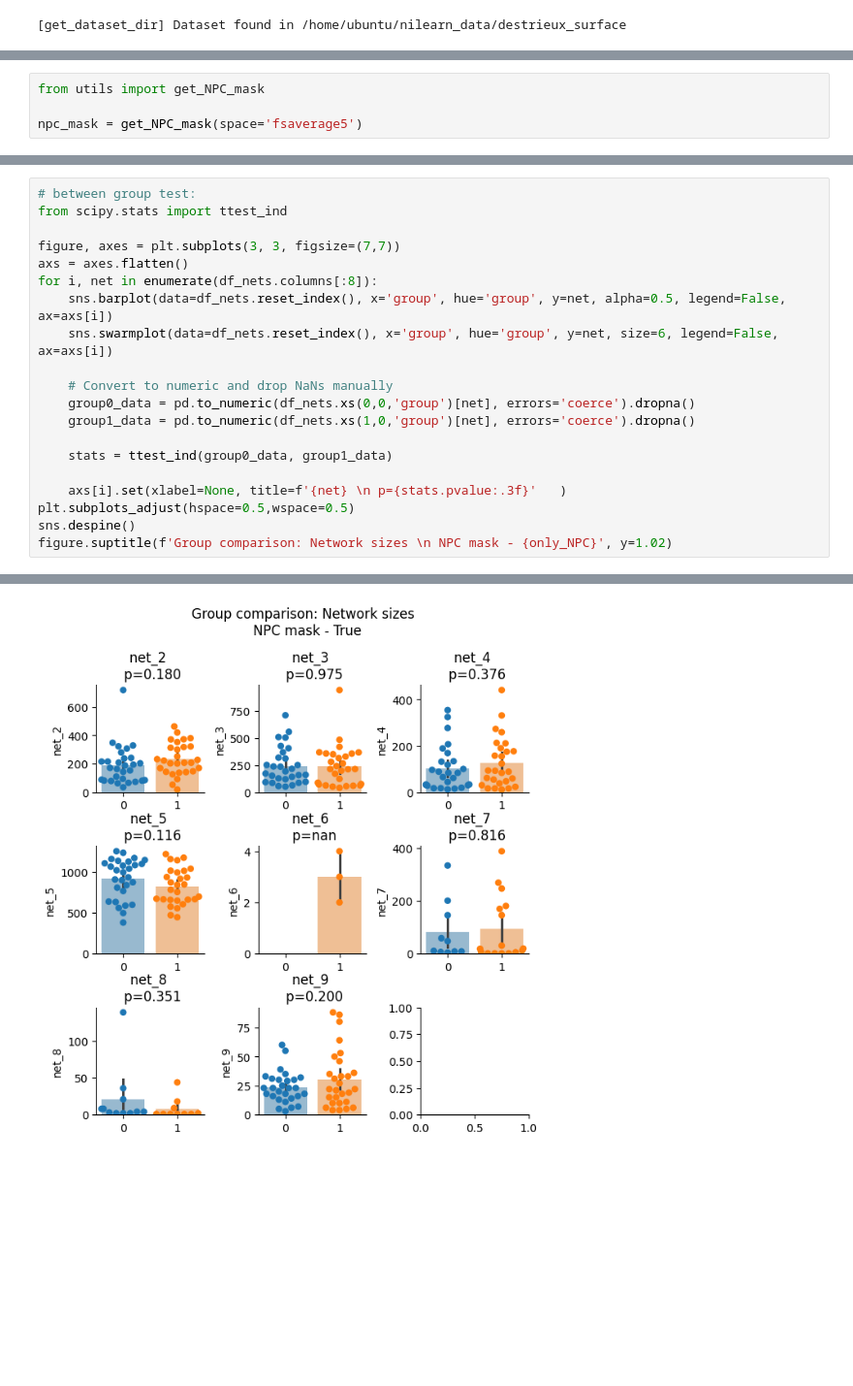
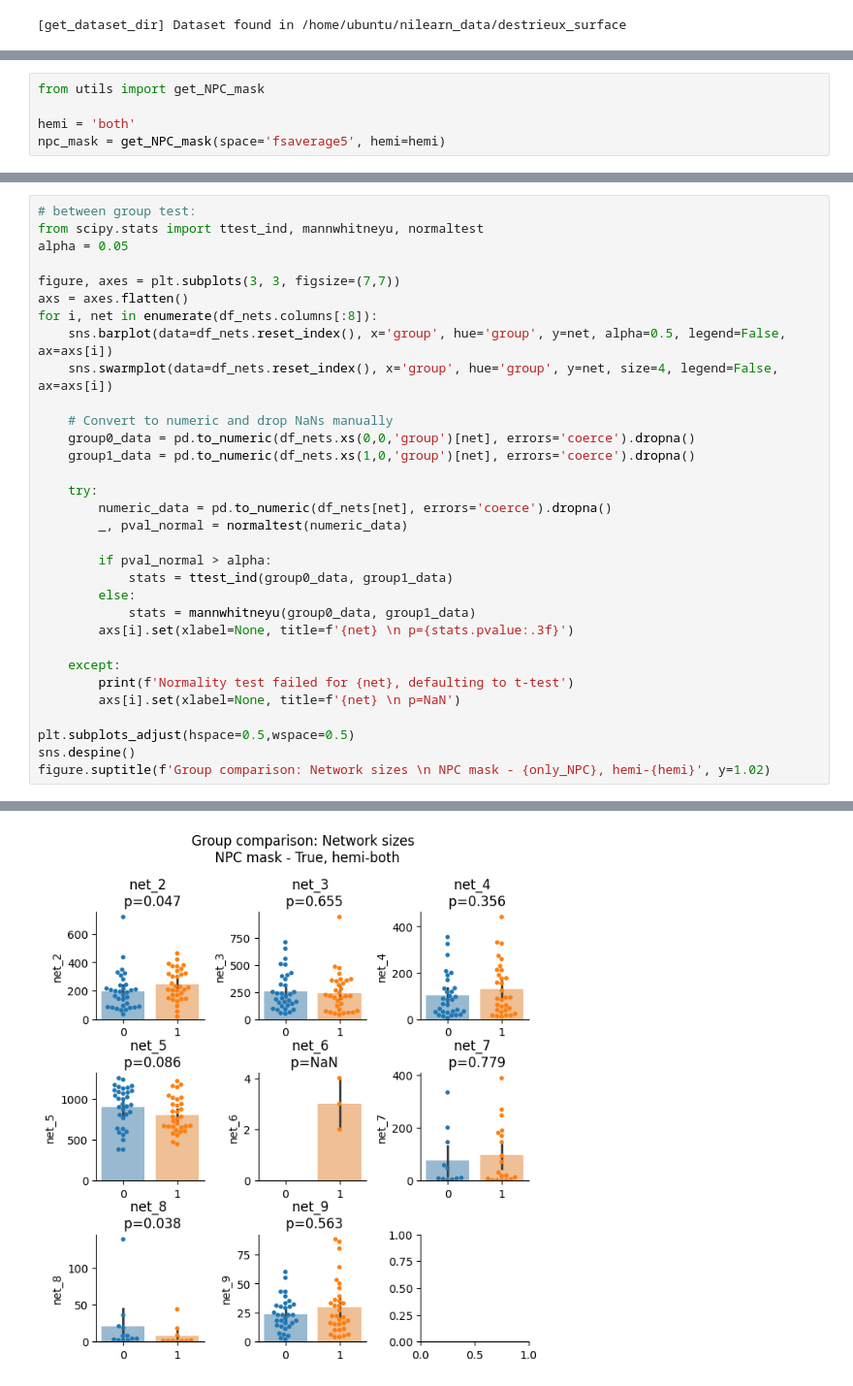
Before and after one commit to mrenke/parietal_patterns, a Jupyter notebook: networks_indTopology/groupComp_DD_01.ipynb, the cells around one changed output, grey strips where cells are left out. Shown at 97% size. Cells and saved outputs as stored; diff of their text form; blank space fills up the shorter version.

Commit message:
network sizes  group comparisons - NPC

```diff
--- a/networks_indTopology/groupComp_DD_01.ipynb
+++ b/networks_indTopology/groupComp_DD_01.ipynb
@@ -52,7 +29,8 @@ df_nets = df_nets.join(group_assignment).set_index(['group'], append=True)
 # %%
 from utils import get_NPC_mask
 
-npc_mask = get_NPC_mask(space='fsaverage5')
+hemi = 'both'
+npc_mask = get_NPC_mask(space='fsaverage5', hemi=hemi)
 # %%
 df_nets = pd.DataFrame(columns=[f'net_{x}' for x in range(2, 10)], index=range(1, 67))
 df_nets.index.name = 'subject'
@@ -103,21 +56,33 @@ df_nets
 # %%
 # between group test:
-from scipy.stats import ttest_ind
+from scipy.stats import ttest_ind, mannwhitneyu, normaltest
+alpha = 0.05
 
 figure, axes = plt.subplots(3, 3, figsize=(7,7))
 axs = axes.flatten()
 for i, net in enumerate(df_nets.columns[:8]):
     sns.barplot(data=df_nets.reset_index(), x='group', hue='group', y=net, alpha=0.5, legend=False, ax=axs[i])
-    sns.swarmplot(data=df_nets.reset_index(), x='group', hue='group', y=net, size=6, legend=False, ax=axs[i])
+    sns.swarmplot(data=df_nets.reset_index(), x='group', hue='group', y=net, size=4, legend=False, ax=axs[i])
 
     # Convert to numeric and drop NaNs manually
     group0_data = pd.to_numeric(df_nets.xs(0,0,'group')[net], errors='coerce').dropna()
     group1_data = pd.to_numeric(df_nets.xs(1,0,'group')[net], errors='coerce').dropna()
 
-    stats = ttest_ind(group0_data, group1_data)
+    try:
+        numeric_data = pd.to_numeric(df_nets[net], errors='coerce').dropna()
+        _, pval_normal = normaltest(numeric_data)
 
-    axs[i].set(xlabel=None, title=f'{net} \n p={stats.pvalue:.3f}'   )
+        if pval_normal > alpha:
+            stats = ttest_ind(group0_data, group1_data)
+        else:
+            stats = mannwhitneyu(group0_data, group1_data)
+        axs[i].set(xlabel=None, title=f'{net} \n p={stats.pvalue:.3f}')
+
+    except:
+        print(f'Normality test failed for {net}, defaulting to t-test')
+        axs[i].set(xlabel=None, title=f'{net} \n p=NaN')
+
 plt.subplots_adjust(hspace=0.5,wspace=0.5)
 sns.despine()
-figure.suptitle(f'Group comparison: Network sizes \n NPC mask - {only_NPC}', y=1.02)
+figure.suptitle(f'Group comparison: Network sizes \n NPC mask - {only_NPC}, hemi-{hemi}', y=1.02)
 # %% [output]
@@ -125 +91 @@ Text(0.5, 1.02, 'Group comparison: Network sizes \n NPC mask - True')
-[figure, old version]
+[figure, new version]
```
Also changed, not shown: parts of 8 cells of this notebook, 1 other file.
